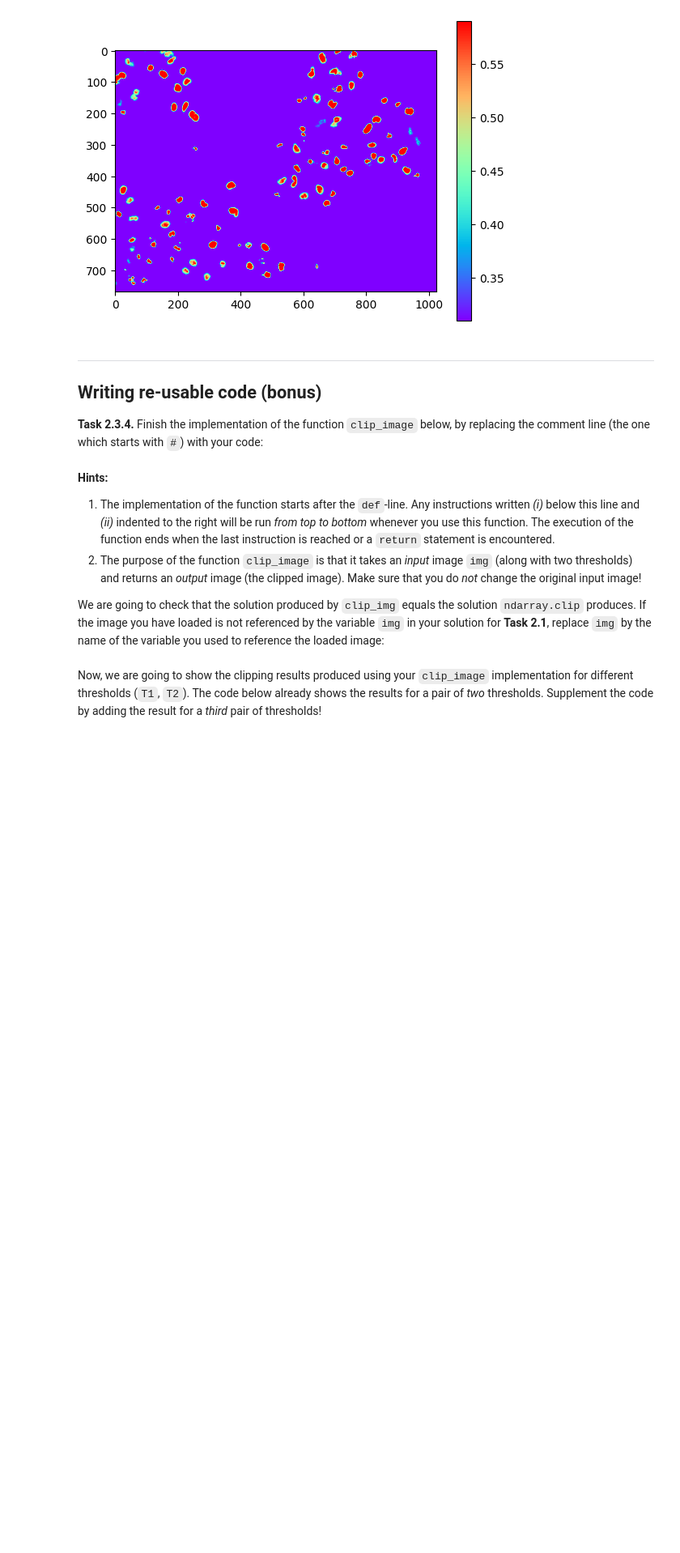
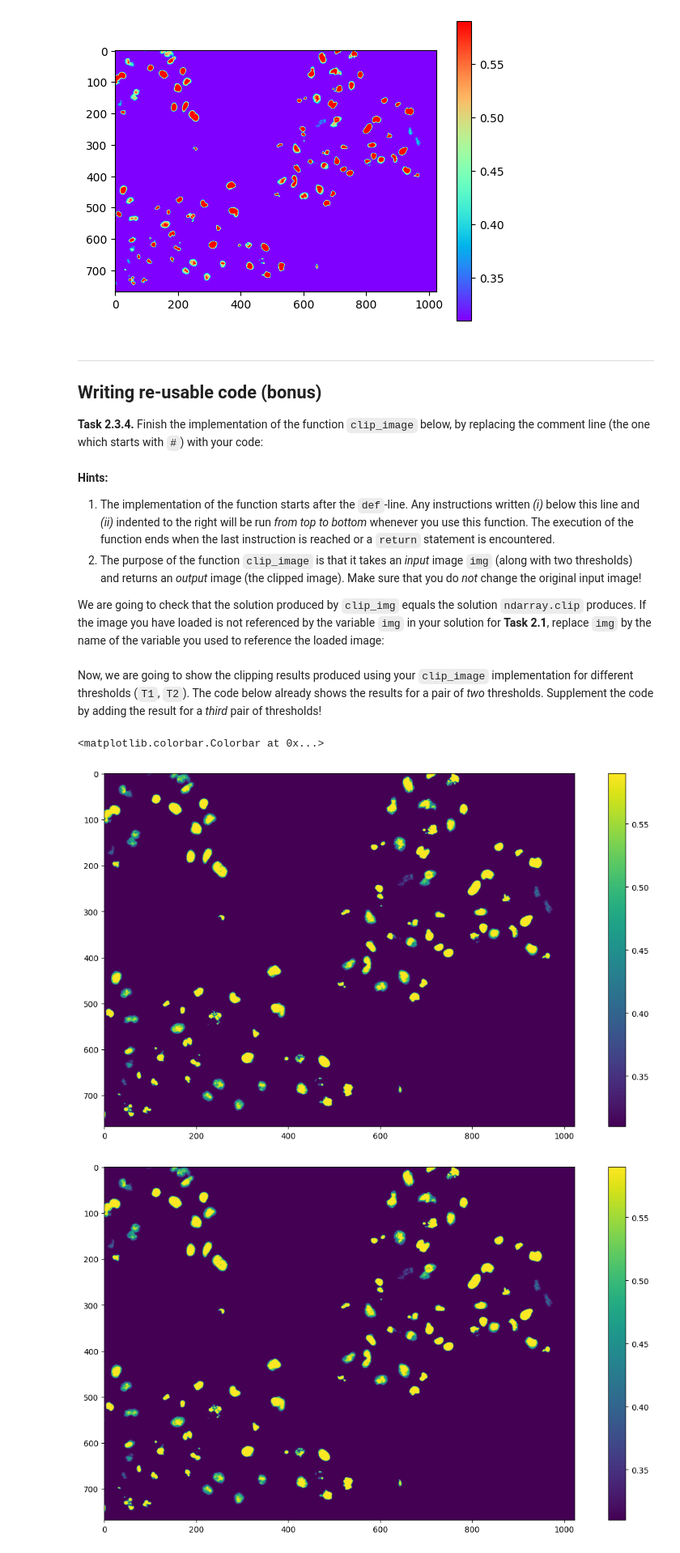
Before and after one commit to matteaunger/mobi-fs3-python, a Jupyter notebook: task2.ipynb, the cells around one changed output. Shown: that part at 81% size. Saved outputs shown, nothing was run; the diff lists cells and outputs as text; code cells hidden in the pictures; blank space fills up the shorter version.

```diff
--- a/task2.ipynb
+++ b/task2.ipynb
@@ -108,10 +108,16 @@ plt.colorbar()
 ## Writing re-usable code (bonus)
 
 **<a id="#">Task 2.3.4.</a>** Finish the implementation of the function `clip_image` below, by replacing the comment line (the one which starts with `#`) with your code:
-# %%
-def clip_image(img, T1, T2):
-    # here goes your code
-    return result
+# %%
+def clip_image(img, T1, T2):
+    results = img
+    for position in numpy.ndindex(img.shape):
+        inten = img[position]
+        if inten < T1:
+            results[position]=T1
+        elif inten > T2:
+            results[position]=T2
+    return results
 # %% [markdown]
 **Hints:**
 1. The implementation of the function starts after the `def`-line. Any instructions written *(i)* below this line and *(ii)* indented to the right will be run *from top to bottom* whenever you use this function. The execution of the function ends when the last instruction is reached or a `return` statement is encountered.
@@ -125,8 +131,15 @@ Now, we are going to show the clipping results produced using your `clip_image`
 # %%
 plt.figure(figsize=(15,8))
 plt.imshow(clip_image(img, 0.2, 0.8))
+plt.colorbar()
+
 
 plt.figure(figsize=(15,8))
 plt.imshow(clip_image(img, 0.3, 0.7))
+plt.colorbar()
 
 # here goes your code
+# %% [output]
+<matplotlib.colorbar.Colorbar at 0x...>
+[figure, added]
+[figure, added]
```
